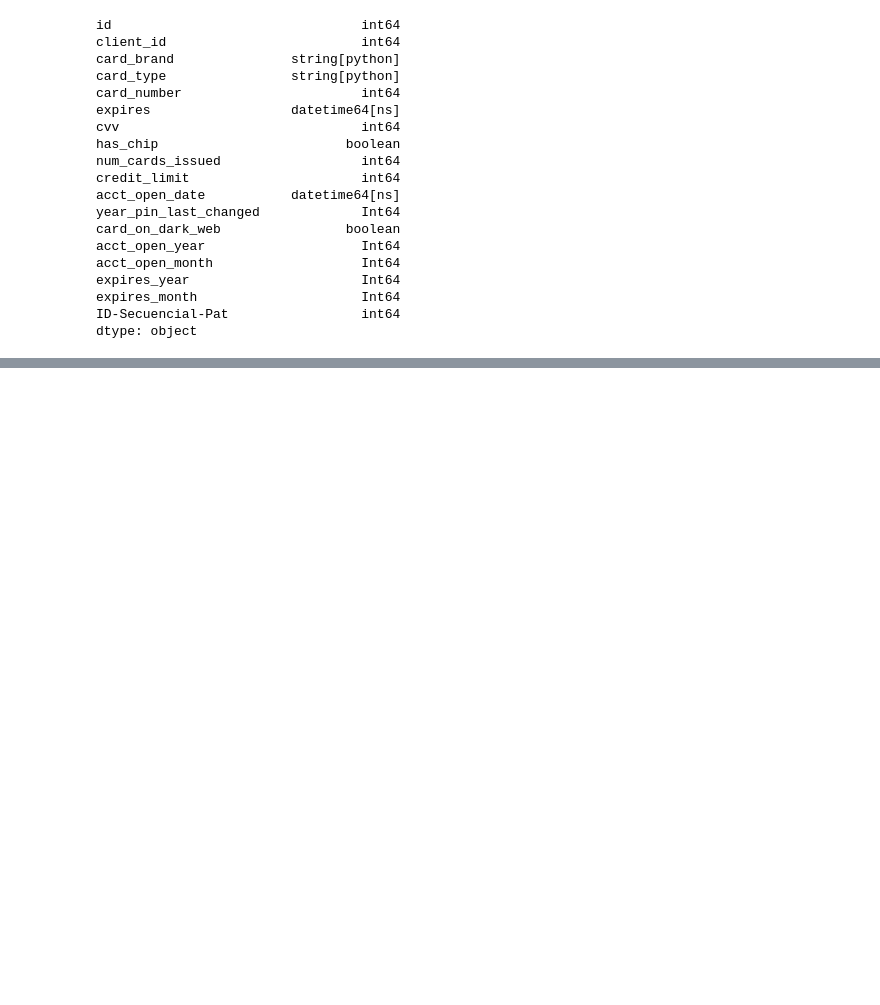
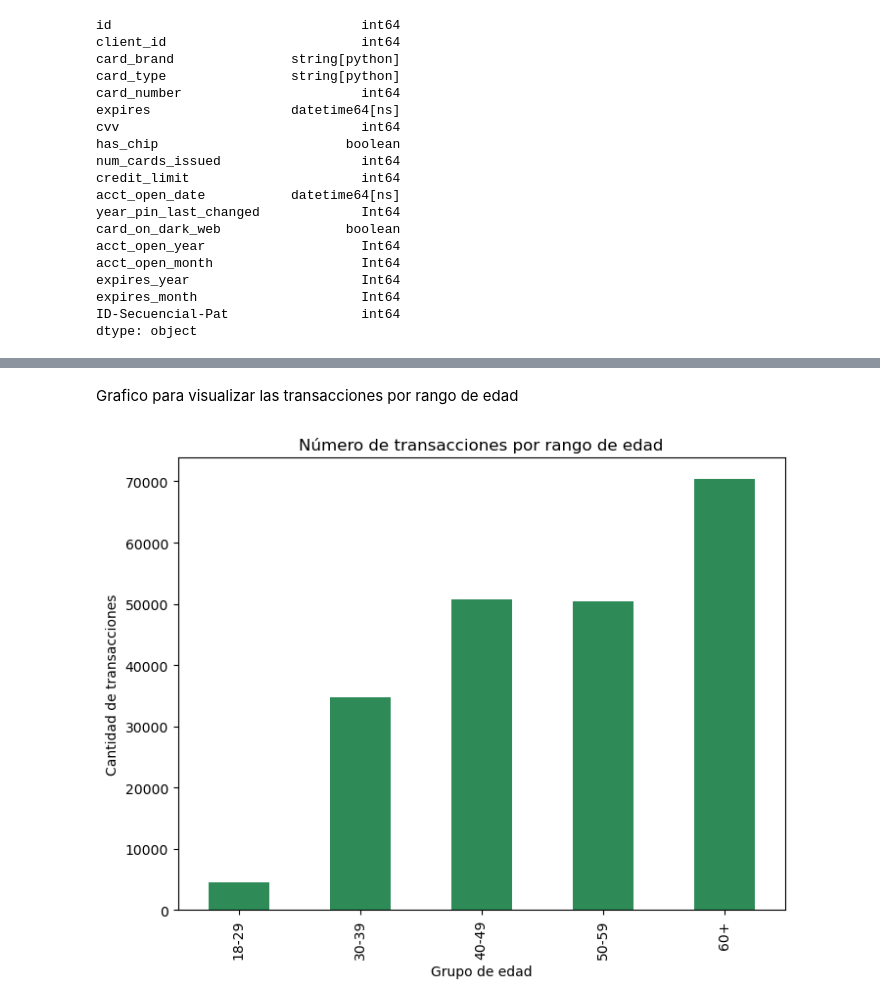
Before and after one commit to robertomalave/Practica_G11, a Jupyter notebook: ProyectoG11.ipynb, the cells around one changed output, grey strips where cells are left out. Drawn from its saved outputs; the diff is of its cells as text; code cells hidden in the pictures; blank space fills up the shorter version.

```diff
--- a/ProyectoG11.ipynb
+++ b/ProyectoG11.ipynb
@@ -1305,0 +1395,16 @@ dtype: object
+# %% [markdown]
+Grafico para visualizar las transacciones por rango de edad
+# %%
+bins = [18, 30, 40, 50, 60, 100]
+labels = ["18-29", "30-39", "40-49", "50-59", "60+"]
+df_users["age_group"] = pd.cut(df_users["current_age"], bins=bins, labels=labels, right=False)
+df_merged = df_transactions.merge(df_users, left_on="client_id", right_on="id", how="left")
+df_age_counts = df_merged.groupby("age_group")["id_x"].count()
+plt.figure(figsize=(8,6))
+df_age_counts.plot(kind="bar", color="seagreen")
+plt.title("Número de transacciones por rango de edad")
+plt.xlabel("Grupo de edad")
+plt.ylabel("Cantidad de transacciones")
+plt.show()
+# %% [output]
+[figure, added]
```
Also changed, not shown: parts of 44 cells of this notebook.
